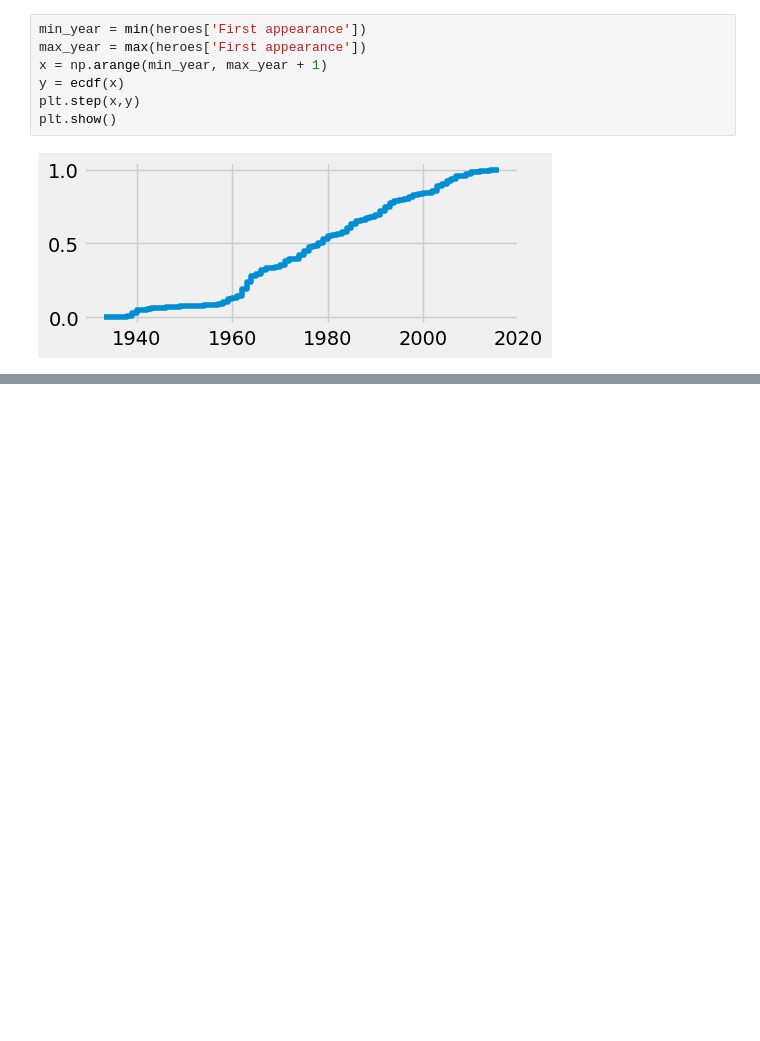
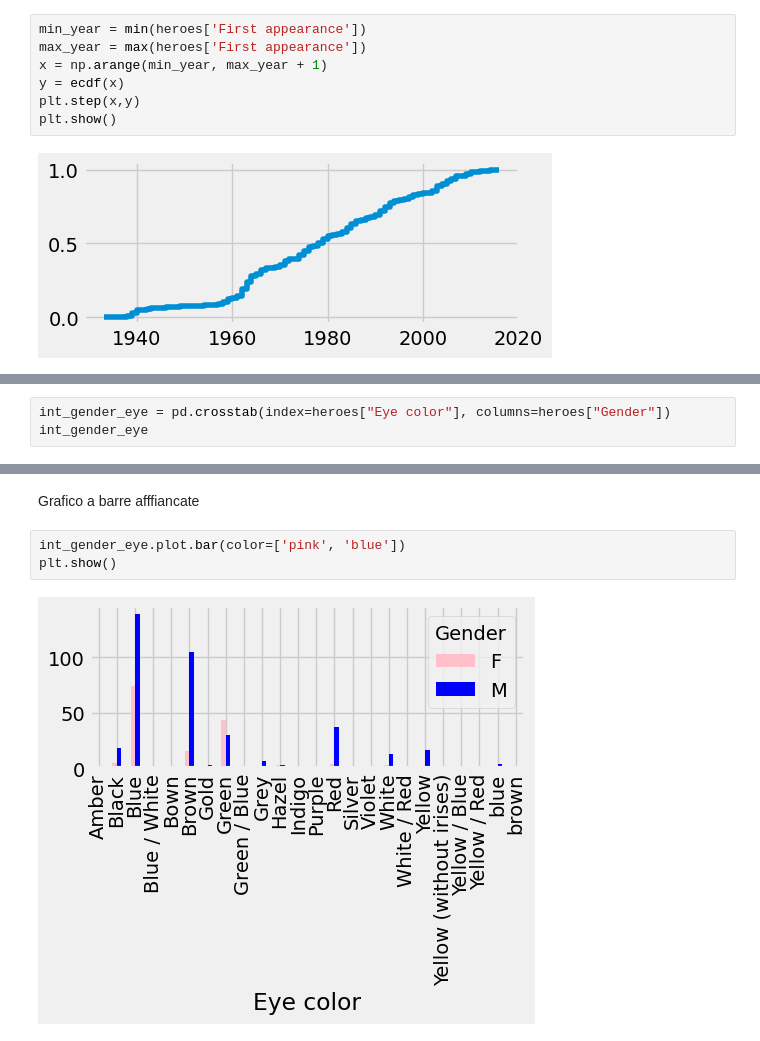
Before and after one commit to PippoZord/superhero-datascience, a Jupyter notebook: content/Esercitazioni/DatiFrequenze.ipynb, the cells around one changed output, grey strips where cells are left out. Cells and saved outputs as stored; diff of their text form; blank space fills up the shorter version.

```diff
--- a/content/Esercitazioni/DatiFrequenze.ipynb
+++ b/content/Esercitazioni/DatiFrequenze.ipynb
@@ -360,0 +365,3 @@ plt.show()
+# %%
+int_gender_eye = pd.crosstab(index=heroes["Eye color"], columns=heroes["Gender"])
+int_gender_eye
@@ -360,0 +416,7 @@ plt.show()
+# %% [markdown]
+Grafico a barre afffiancate
+# %%
+int_gender_eye.plot.bar(color=['pink', 'blue'])
+plt.show()
+# %% [output]
+[figure, added]
```
Also changed, not shown: parts of 23 cells of this notebook, 1 other file.
